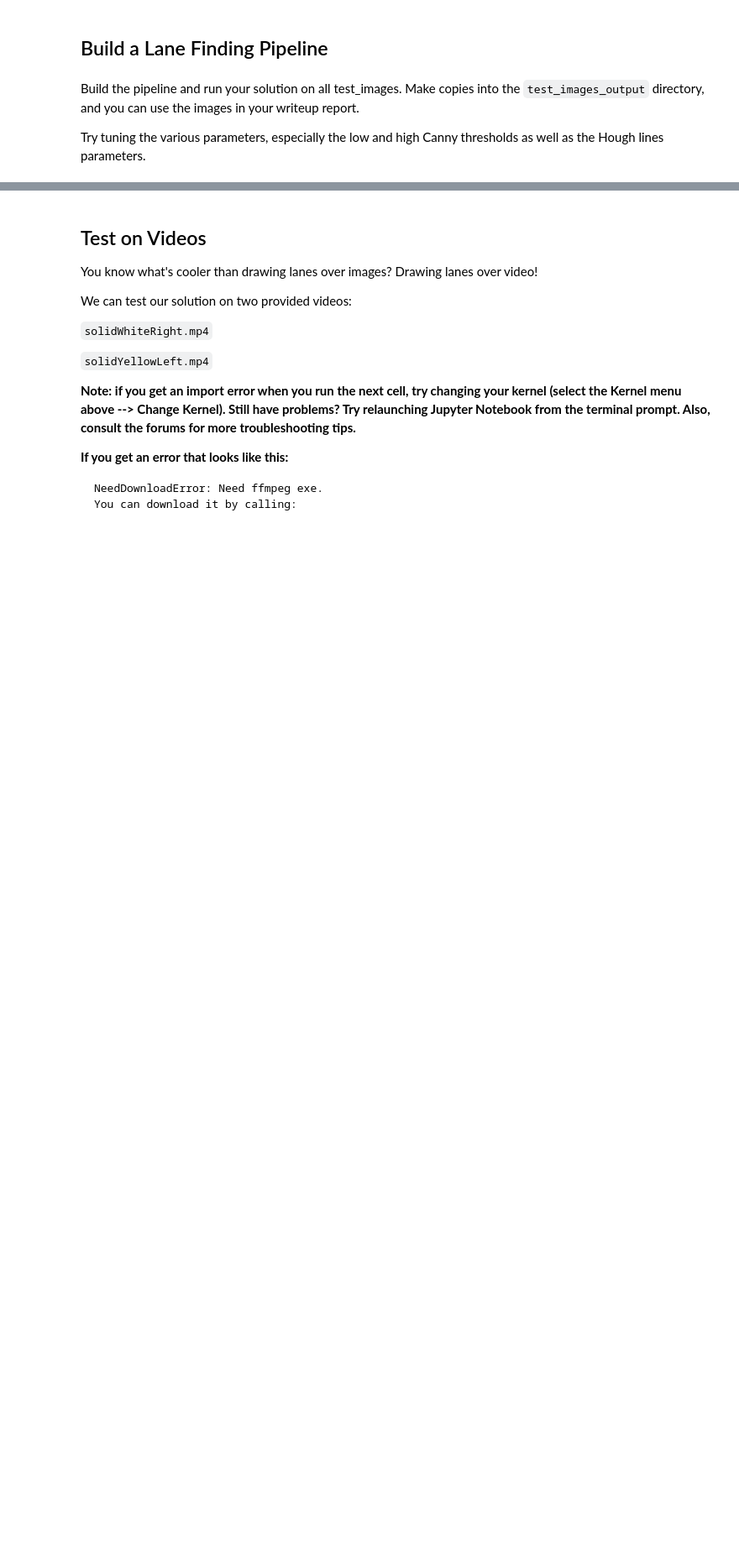
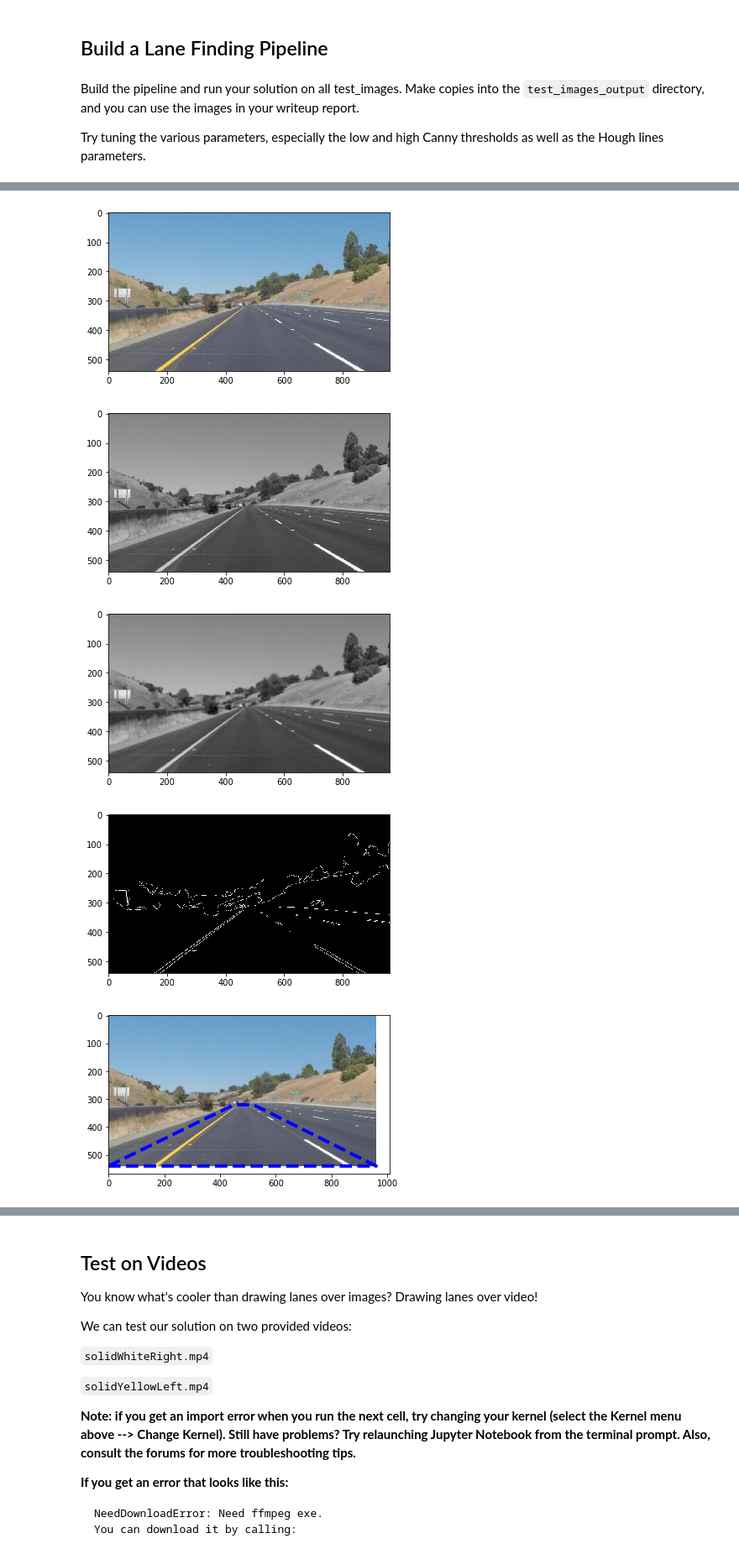
Before and after one commit to sergiuoprea/CarND-LaneLines-P1, a Jupyter notebook: P1.ipynb, the cells around one changed output, grey strips where cells are left out. Shown at 84% size. Drawn from its saved outputs; the diff is of its cells as text; code cells hidden in the pictures; blank space fills up the shorter version.

Commit message:
Basic pipeline implemented. TODO: Extrapolate line segments and line filtering to avoid bad lines

```diff
--- a/P1.ipynb
+++ b/P1.ipynb
@@ -244,0 +215,78 @@ This image is: <class 'numpy.ndarray'> with dimensions: (540, 960, 3)
+# %%
+# TODO: Build your pipeline that will draw lane lines on the test_images
+# then save them to the test_images directory.
+#reading in an image
+
+
+def pipeline(image,
+             canny_low_threshold = 50,
+             canny_high_threshold = 150,
+             gaussian_kernel = 7,
+             hugh_rho = 1,
+             hugh_theta = np.pi/180,
+             hugh_threshold = 1,
+             hugh_min_line_len = 5,
+             hugh_max_line_gap = 1,
+             debug=True):
+
+    if debug:
+        plt.figure()
+        plt.imshow(image)
+
+    image_gray = grayscale(image)
+
+    if debug:
+        plt.figure()
+        plt.imshow(image_gray, cmap='gray')
+
+    image_gaussian = gaussian_blur(image_gray, gaussian_kernel)
+
+    if debug:
+        plt.figure()
+        plt.imshow(image_gaussian, cmap='gray')
+
+    image_canny = canny(image_gaussian, canny_low_threshold, canny_high_threshold)
+
+    if debug:
+        plt.figure()
+        plt.imshow(image_canny, cmap='gray')
+
+
+    imshape = image.shape
+    left_bottom = (0, imshape[0])
+    right_bottom = (imshape[1], imshape[0])
+    left_upper = (450, 320)
+    right_upper = (520, 320)
+
+    masked_image = region_of_interest(image_canny, np.array([[left_bottom, left_upper, right_upper, right_bottom]], dtype=np.int32))
+
+    if debug:
+        plt.figure()
+        plt.imshow(image)
+        x = [left_bottom[0], left_upper[0], right_upper[0], right_bottom[0], left_bottom[0]]
+        y = [left_bottom[1], left_upper[1], right_upper[1], right_bottom[1], left_bottom[1]]
+        plt.plot(x, y, 'b--', lw=4)
+
+        plt.figure()
+        plt.imshow(masked_image, cmap='gray')
+
+    hugh_image = hough_lines(masked_image, hugh_rho, hugh_theta, hugh_threshold, hugh_min_line_len, hugh_max_line_gap)
+
+    if debug:
+        plt.figure()
+        plt.imshow(hugh_image, cmap='gray')
+
+
+    if debug:
+        plt.figure()
+        plt.imshow(image)
+
+#For each test image
+for image in test_images:
+    result = pipeline(mpimg.imread("test_images/" + image))
+# %% [output]
+[figure, added]
+[figure, added]
+[figure, added]
+[figure, added]
+[figure, added]
```
Also changed, not shown: parts of 3 cells of this notebook.
